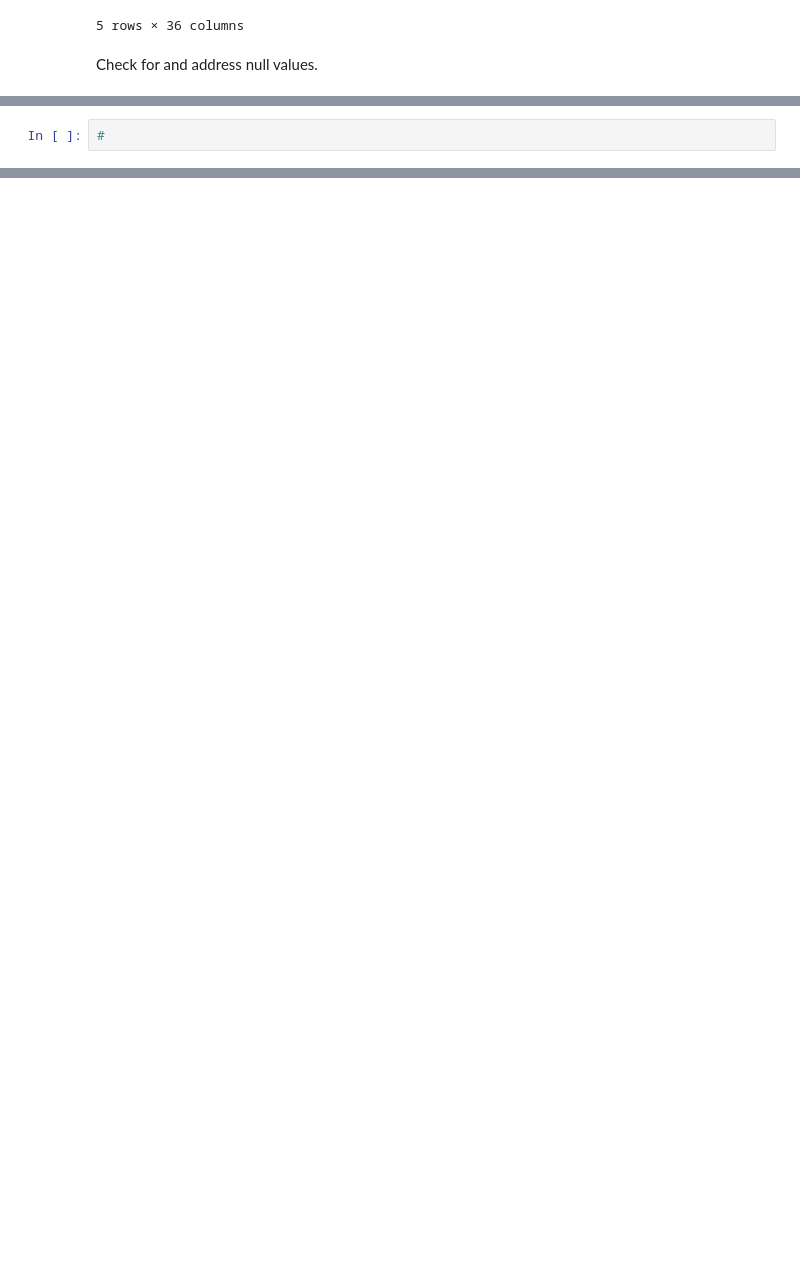
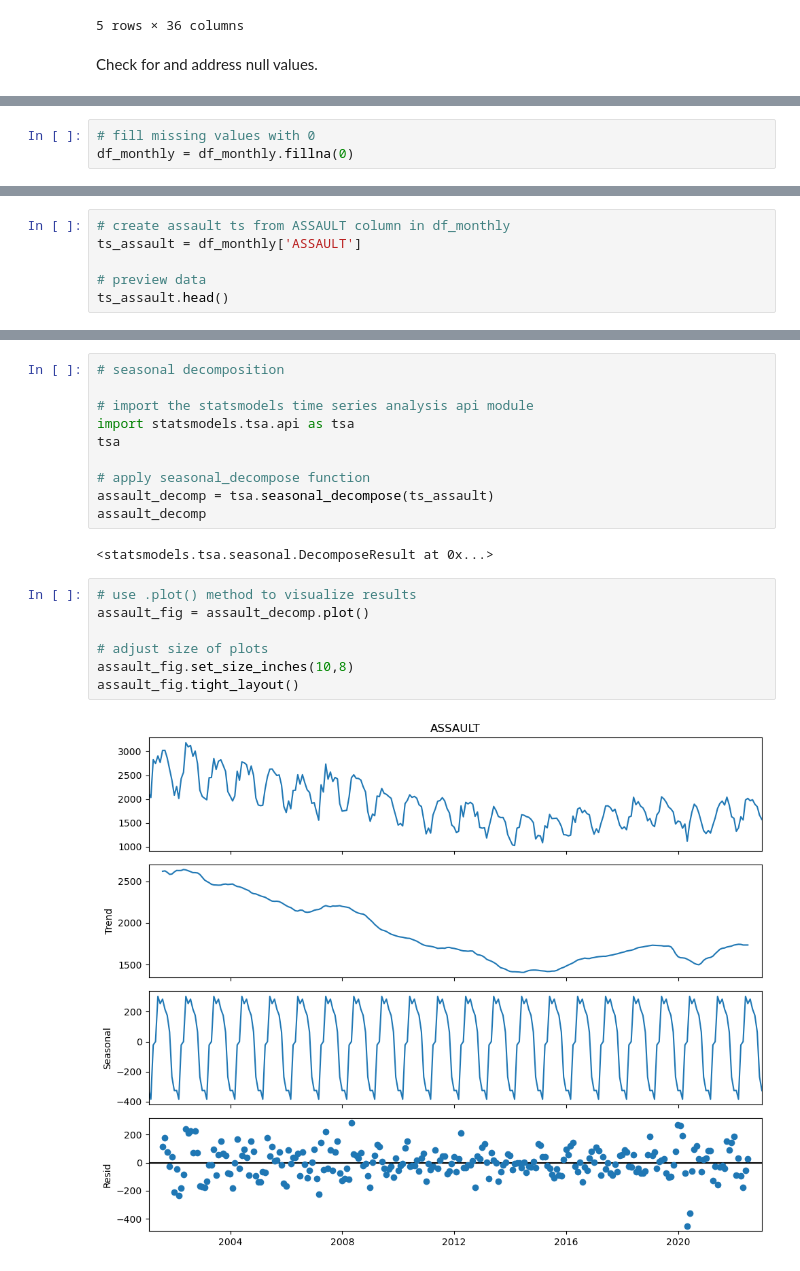
Before and after one commit to EhLeeOod/proj-3-part-1, a Jupyter notebook: core-proj-3-part-2.ipynb, the cells around one changed output, grey strips where cells are left out. Drawn from its saved outputs; the diff is of its cells as text; blank space fills up the shorter version.

```diff
--- a/core-proj-3-part-2.ipynb
+++ b/core-proj-3-part-2.ipynb
@@ -774,3 +844,4 @@ WEAPONS VIOLATION                      0
 dtype: int64
 # %%
-#
+# fill missing values with 0
+df_monthly = df_monthly.fillna(0)
@@ -776,0 +855,6 @@ dtype: int64
+# %%
+# create assault ts from ASSAULT column in df_monthly
+ts_assault = df_monthly['ASSAULT']
+
+# preview data
+ts_assault.head()
@@ -776,0 +869,21 @@ dtype: int64
+# %%
+# seasonal decomposition
+
+# import the statsmodels time series analysis api module
+import statsmodels.tsa.api as tsa
+tsa
+
+# apply seasonal_decompose function
+assault_decomp = tsa.seasonal_decompose(ts_assault)
+assault_decomp
+# %% [output]
+<statsmodels.tsa.seasonal.DecomposeResult at 0x...>
+# %%
+# use .plot() method to visualize results
+assault_fig = assault_decomp.plot()
+
+# adjust size of plots
+assault_fig.set_size_inches(10,8)
+assault_fig.tight_layout()
+# %% [output]
+[figure, added]
```
Also changed, not shown: parts of 33 cells of this notebook.
